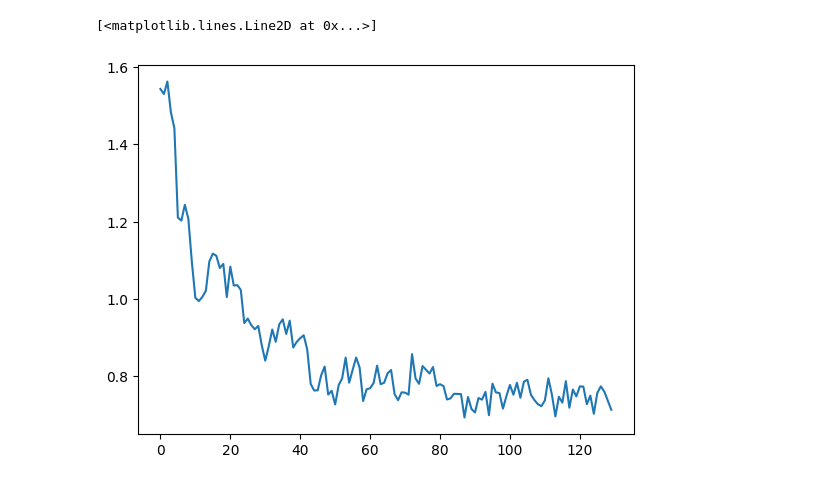
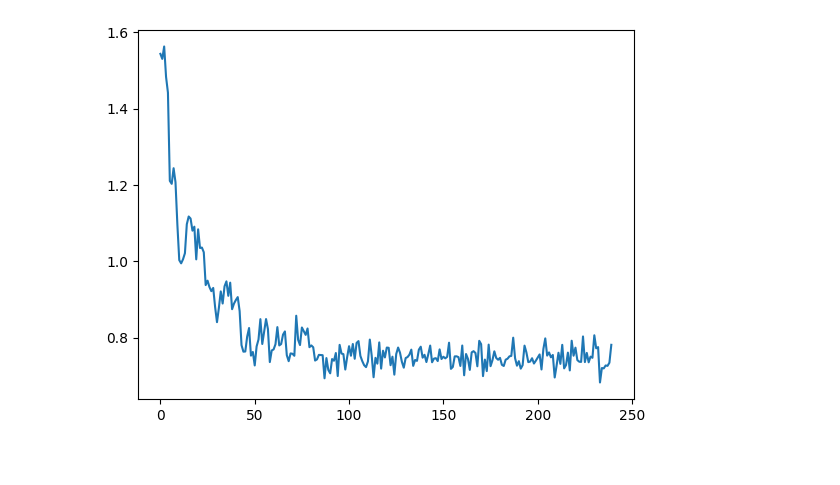
Before and after one commit to theElandor/CVCS, a Jupyter notebook: source/scripts/loss_plot.ipynb, the cells around one changed output. Cells and saved outputs as stored; diff of their text form; code cells hidden in the pictures.

```diff
--- a/source/scripts/loss_plot.ipynb
+++ b/source/scripts/loss_plot.ipynb
@@ -19,7 +21,5 @@ plt.plot(means)
-# %%
-group = 100
-means = [np.mean(VL[i:i+group]) for i in range(0, len(VL), group)]
-plt.plot(means)
-# %% [output]
-[<matplotlib.lines.Line2D at 0x...>]
-[figure, removed]
+# %%
+plt.plot(val_means)
+plt.show()
+# %% [output]
+[figure, added]
```
Also changed, not shown: parts of 2 cells of this notebook, 7 other files.
